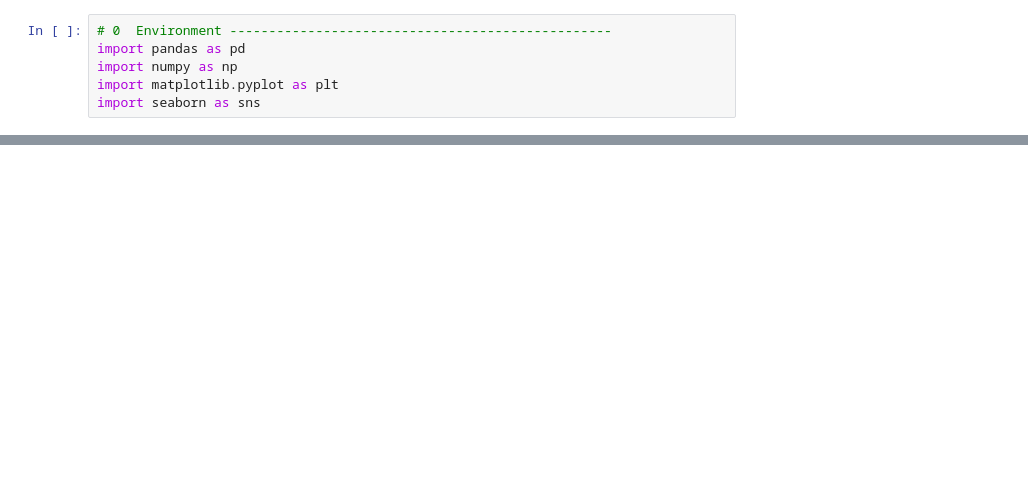
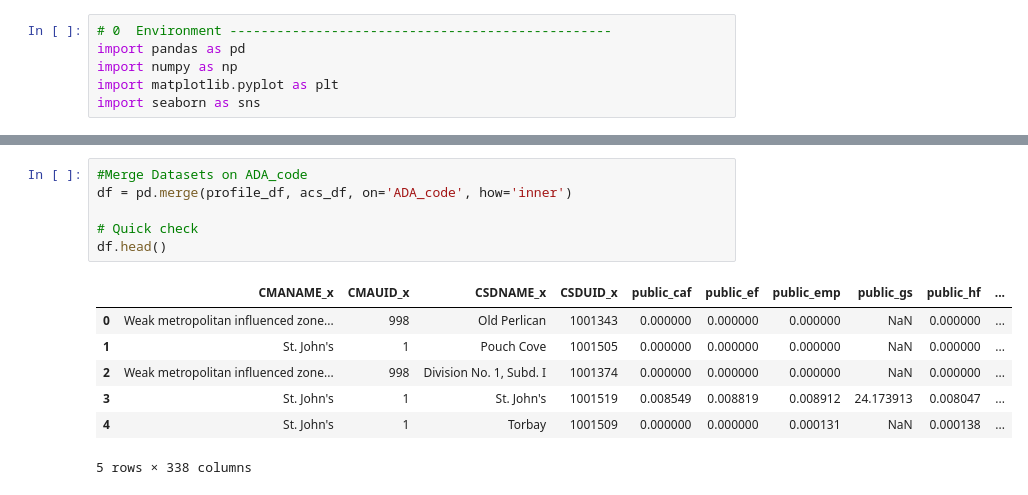
Before and after one commit to koyinsola18/BDG, a Jupyter notebook: BDG.ipynb, the cells around one changed output, grey strips where cells are left out. Drawn from its saved outputs; the diff is of its cells as text; blank space fills up the shorter version.

```diff
--- a/BDG.ipynb
+++ b/BDG.ipynb
@@ -19,0 +37,14 @@ Please see the exception for more details.
+# %%
+#Merge Datasets on ADA_code
+df = pd.merge(profile_df, acs_df, on='ADA_code', how='inner')
+
+# Quick check
+df.head()
+# %% [output]
+|  | CMANAME_x | CMAUID_x | CSDNAME_x | CSDUID_x | public_caf | public_ef | public_emp | public_gs | public_hf | ... |
+| 0 | Weak metropolitan influenced zone... | 998 | Old Perlican | 1001343 | 0.000000 | 0.000000 | 0.000000 | NaN | 0.000000 | ... |
+| 1 | St. John's | 1 | Pouch Cove | 1001505 | 0.000000 | 0.000000 | 0.000000 | NaN | 0.000000 | ... |
+| 2 | Weak metropolitan influenced zone... | 998 | Division No. 1, Subd. I | 1001374 | 0.000000 | 0.000000 | 0.000000 | NaN | 0.000000 | ... |
+| 3 | St. John's | 1 | St. John's | 1001519 | 0.008549 | 0.008819 | 0.008912 | 24.173913 | 0.008047 | ... |
+| 4 | St. John's | 1 | Torbay | 1001509 | 0.000000 | 0.000000 | 0.000131 | NaN | 0.000138 | ... |
+5 rows × 338 columns
```
Also changed, not shown: parts of 29 cells of this notebook.
